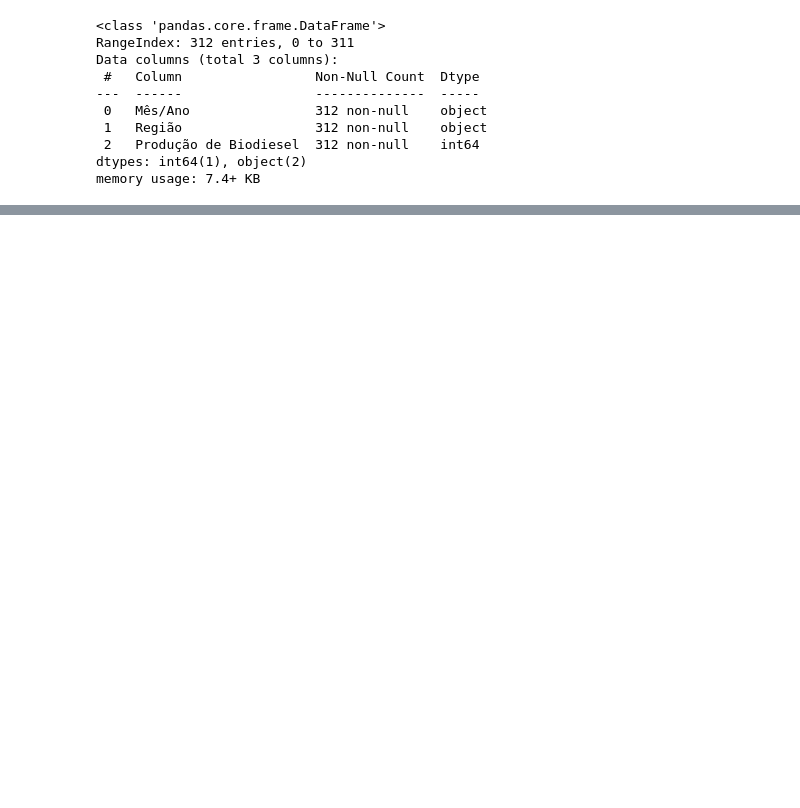
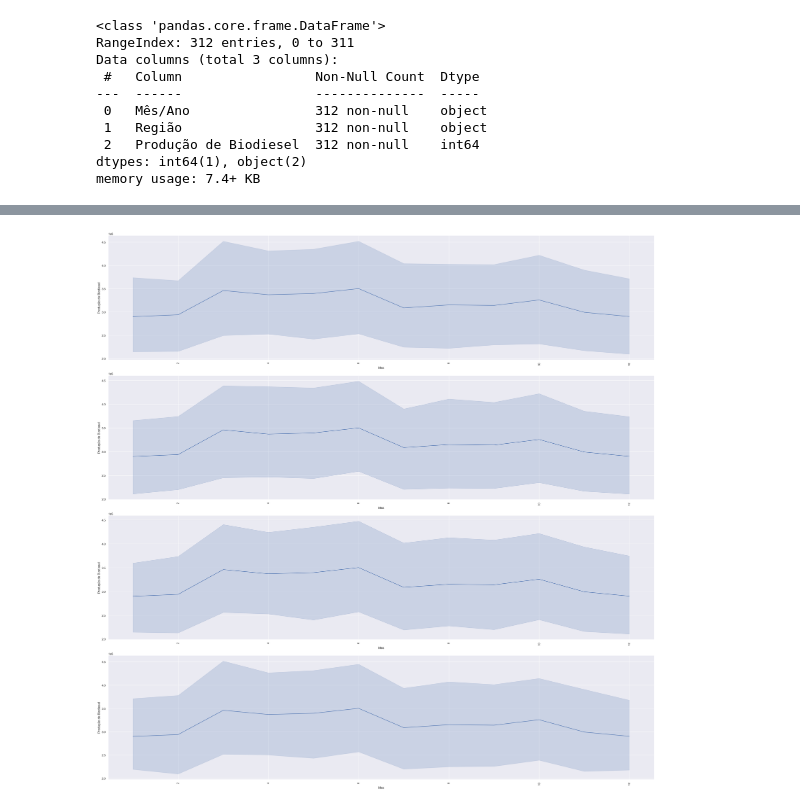
Before and after one commit to reginaldocunha/pythonprojects, a Jupyter notebook: Prod_biodiesel.ipynb, the cells around one changed output, grey strips where cells are left out. Cells and saved outputs as stored; diff of their text form; code cells hidden in the pictures; blank space fills up the shorter version.

```diff
--- a/Prod_biodiesel.ipynb
+++ b/Prod_biodiesel.ipynb
@@ -54,0 +111,20 @@ dfP1
+# %%
+#Lista de Regiões
+regioes = ['NE', 'S', 'NCO', 'SD']
+
+#Cria subplots
+fig, axs = plt.subplots(nrows=4, ncols=1, figsize=(30, 30))
+axs = axs.ravel()
+
+#Cria graficos de linha
+for i, var in enumerate(regioes):
+    sns.lineplot(x='Mes', y='Produção de Biodiesel', data=Prod_MesAno, ax=axs[i], estimator=np.sum)
+    axs[i].set_xticklabels(axs[i].get_xticklabels(), rotation=90)
+
+#Ajusta espaco entre os graficos
+fig.tight_layout()
+
+#Show plot
+plt.show()
+# %% [output]
+[figure, added]
```
Also changed, not shown: parts of 34 cells of this notebook.
